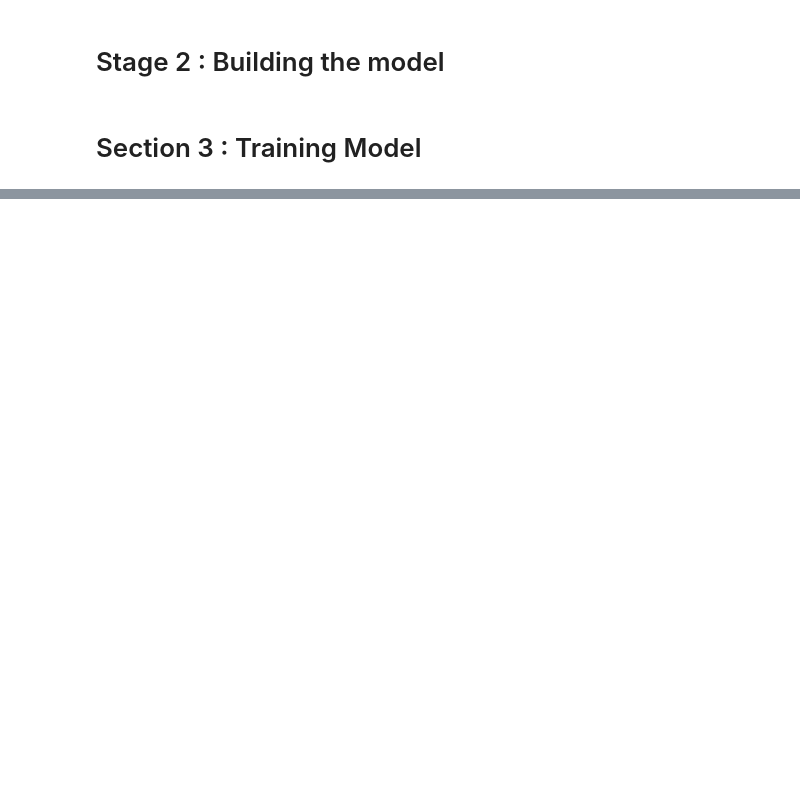
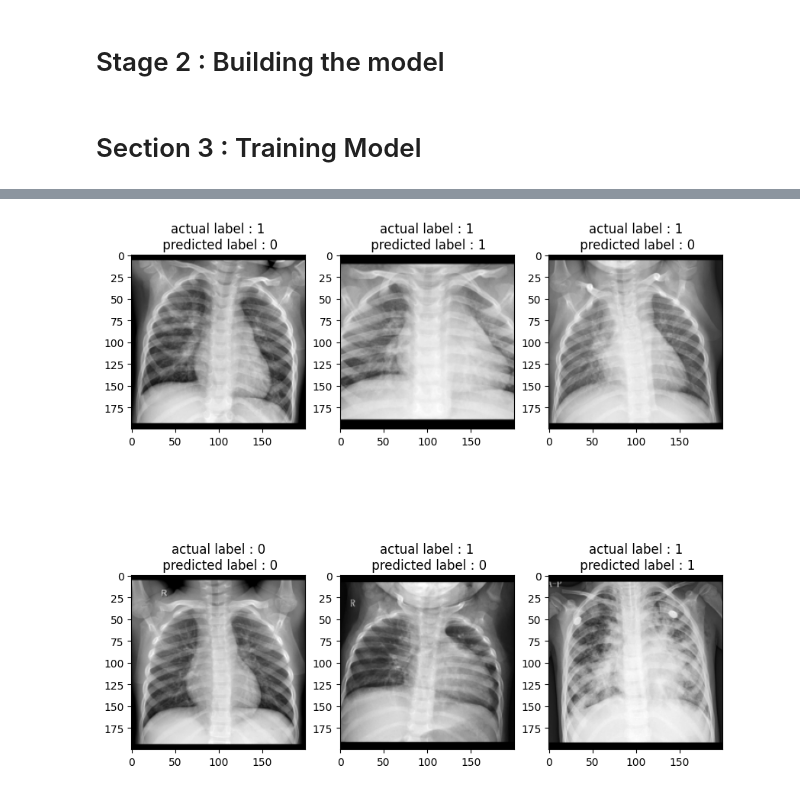
Before and after one commit to OmarGamalH/PneumoNet-Deep-Learning-for-Pneumonia-Detection, a Jupyter notebook: pneumonia-project.ipynb, the cells around one changed output, grey strips where cells are left out. Cells and saved outputs as stored; diff of their text form; code cells hidden in the pictures; blank space fills up the shorter version.

```diff
--- a/pneumonia-project.ipynb
+++ b/pneumonia-project.ipynb
@@ -258,0 +283,22 @@ EPOCH[10/10]: accuracy : 0.9142082929611206 , loss : 0.1654123840329703
+# %%
+def predict_and_plot( model , test_dataset , N = 6 , threshold = 0.5):
+    loader = data.DataLoader(test_dataset , batch_size = N , shuffle = True)
+    for batch , targets in loader:
+        outputs = model(batch)
+        predictions = (outputs >= 0.5).to(torch.int).squeeze()
+        break
+
+    fig = plt.figure(figsize = [10 , 10])
+    for i in range(N):
+        image = batch[i]
+        image = image.reshape((image.shape[1] , image.shape[2] , image.shape[0]))
+        actual_label = targets[i]
+        predicted_label = predictions[i]
+        ax = fig.add_subplot(2 , int(N/2) , i + 1)
+        ax.imshow(image , cmap = "gray")
+        ax.set_title(f"actual label : {int(actual_label)}\n predicted label : {int(predicted_label)}")
+    plt.show()
+# %%
+predict_and_plot(model , test_dataset)
+# %% [output]
+[figure, added]
```
Also changed, not shown: parts of 8 cells of this notebook, 8 other files.
